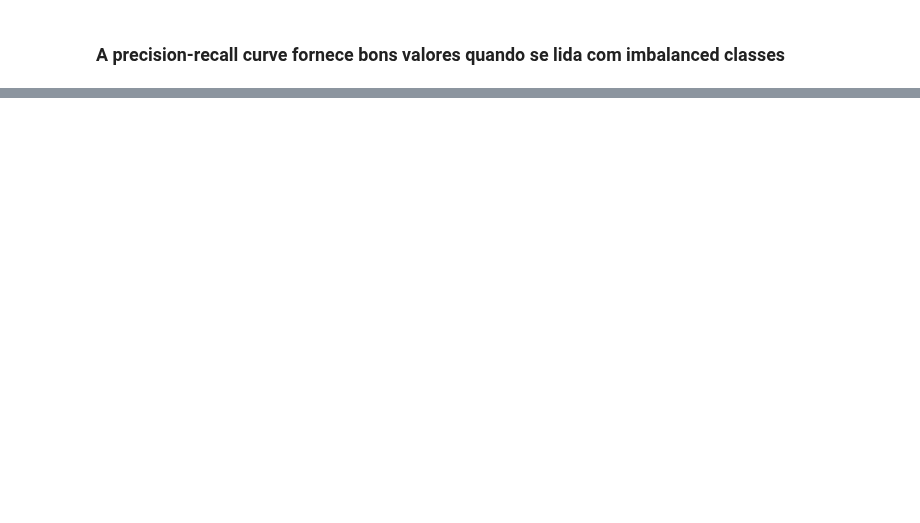
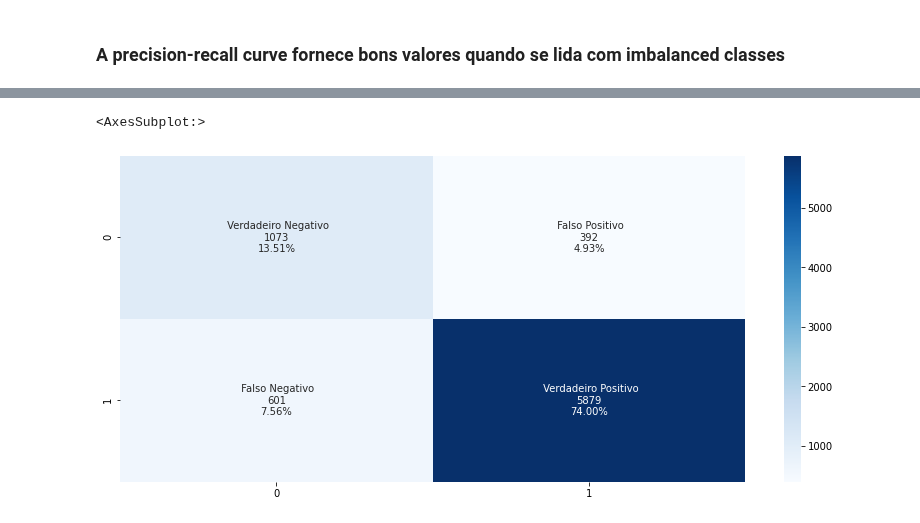
Before and after one commit to jvitorcosta/loan-EDA-python, a Jupyter notebook: loan_case.ipynb, the cells around one changed output, grey strips where cells are left out. Saved outputs shown, nothing was run; the diff lists cells and outputs as text; code cells hidden in the pictures; blank space fills up the shorter version.

```diff
--- a/loan_case.ipynb
+++ b/loan_case.ipynb
@@ -1218,14 +1274,18 @@ print(metrics.classification_report(y_test,decision_predict))
 # %%
 #confusion matrix para a predict original
 
+plt.figure(figsize=(14,6))
 cf_matrix = confusion_matrix(y_test,y_predict)
 #cf_matrix.flatten()
 group_names = ['Verdadeiro Negativo','Falso Positivo','Falso Negativo','Verdadeiro Positivo']
 group_counts = ['{0:0.0f}'.format(value) for value in cf_matrix.flatten()]
 group_percentages = ['{0:.2%}'.format(value) for value in cf_matrix.flatten()/np.sum(cf_matrix)]
 labels = [f" {v1}\n{v2}\n{v3}" for v1, v2, v3 in zip(group_names,group_counts,group_percentages)]
 labels = np.asarray(labels).reshape(2,2)
 sns.heatmap(cf_matrix, annot=labels, fmt='', cmap='Blues')
+# %% [output]
+<AxesSubplot:>
+[figure, added]
 # %%
 #confusion matrix para a predict com nova threshold
 
```
Also changed, not shown: parts of 27 cells of this notebook.
